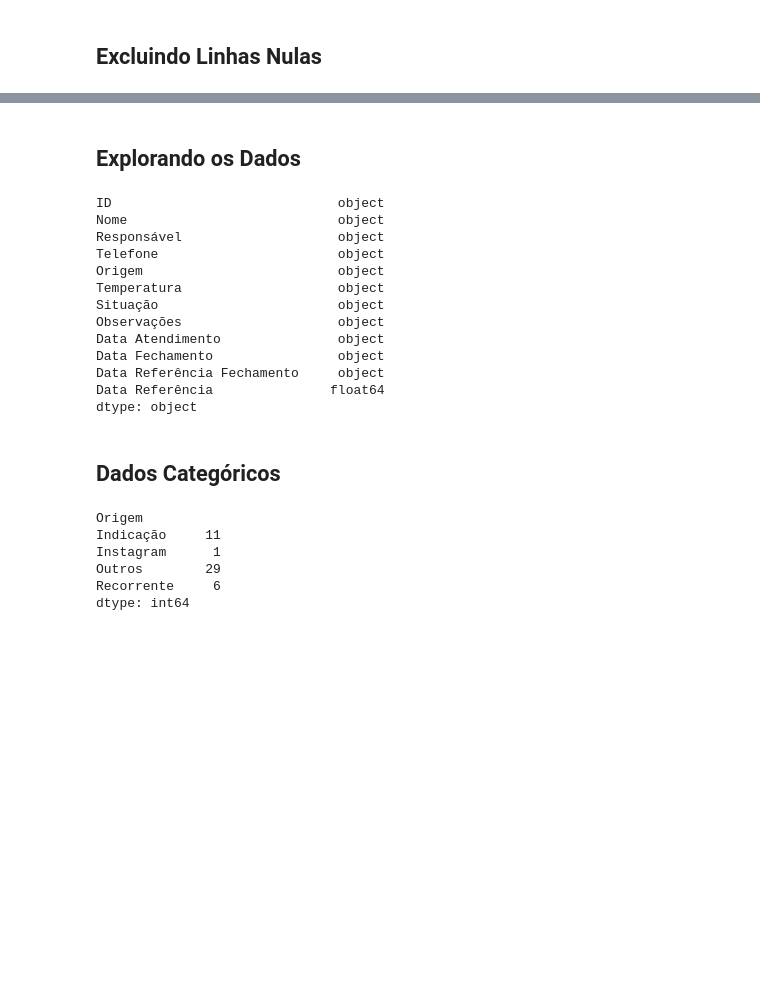
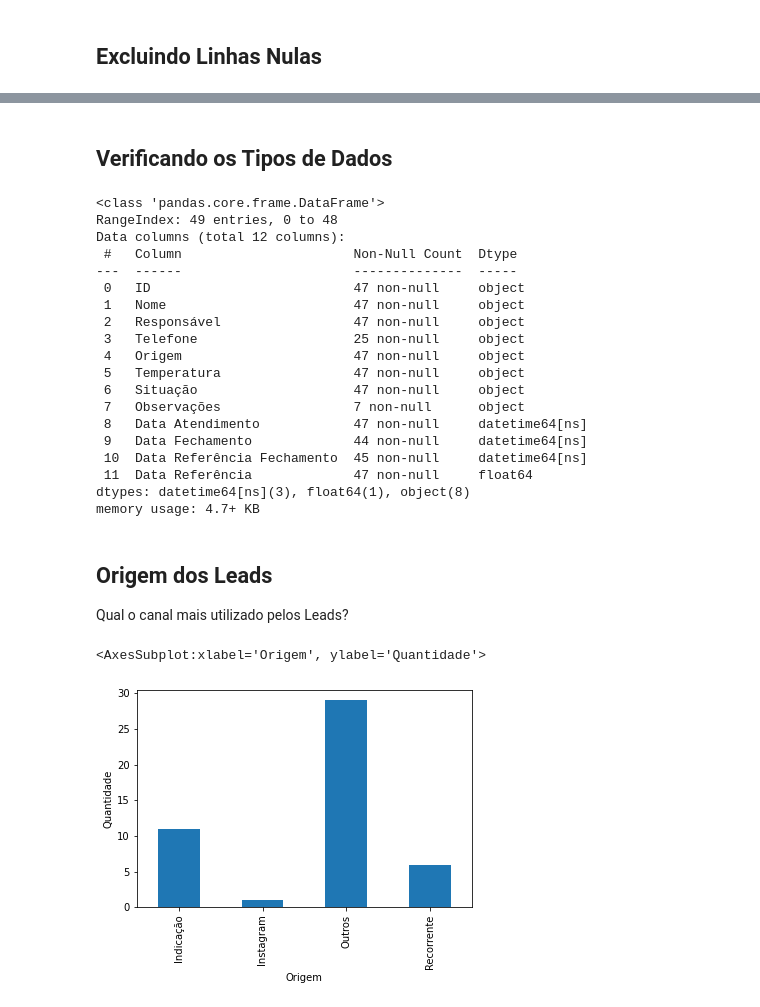
Before and after one commit to hgosouza1/Data-Science, a Jupyter notebook: Projeto Pessoal/Estética Automotiva/Relatório de Vendas.ipynb, the cells around one changed output, grey strips where cells are left out. Drawn from its saved outputs; the diff is of its cells as text; code cells hidden in the pictures; blank space fills up the shorter version.

```diff
--- a/Projeto Pessoal/Estética Automotiva/Relatório de Vendas.ipynb
+++ b/Projeto Pessoal/Estética Automotiva/Relatório de Vendas.ipynb
@@ -7,11 +7,10 @@ import matplotlib.pyplot as plt
 # %% [markdown]
 ## Importando os Dados
 # %%
-dados = dados = pd.read_csv("TR Estética Automotiva - Cliente.csv",
+dados = pd.read_csv("TR Estética Automotiva - Cliente.csv",
           sep = ",",
           parse_dates = ["Data Atendimento", "Data Fechamento", "Data Referência Fechamento"],
-          dayfirst = False,
-          )
+          dayfirst = False)
 
 #Visulizando
 dados.head()
@@ -36,32 +53,34 @@ dados.shape
-# %% [markdown]
-## Explorando os Dados
+# %% [markdown]
+## Verificando os Tipos de Dados
 # %%
-dados.dtypes
-# Tipo de Dados
+dados.info()
 # %% [output]
-ID                             object
-Nome                           object
-Responsável                    object
-Telefone                       object
-Origem                         object
-Temperatura                    object
-Situação                       object
-Observações                    object
-Data Atendimento               object
-Data Fechamento                object
-Data Referência Fechamento     object
-Data Referência               float64
-dtype: object
+<class 'pandas.core.frame.DataFrame'>
+RangeIndex: 49 entries, 0 to 48
+Data columns (total 12 columns):
+ #   Column                      Non-Null Count  Dtype
+---  ------                      --------------  -----
+ 0   ID                          47 non-null     object
+ 1   Nome                        47 non-null     object
+ 2   Responsável                 47 non-null     object
+ 3   Telefone                    25 non-null     object
+ 4   Origem                      47 non-null     object
+ 5   Temperatura                 47 non-null     object
+ 6   Situação                    47 non-null     object
+ 7   Observações                 7 non-null      object
+ 8   Data Atendimento            47 non-null     datetime64[ns]
+ 9   Data Fechamento             44 non-null     datetime64[ns]
+ 10  Data Referência Fechamento  45 non-null     datetime64[ns]
+ 11  Data Referência             47 non-null     float64
+dtypes: datetime64[ns](3), float64(1), object(8)
+memory usage: 4.7+ KB
-# %% [markdown]
-## Dados Categóricos
+# %% [markdown]
+## Origem dos Leads
+Qual o canal mais utilizado pelos Leads?
 # %%
 # Origem
 agrupado = dados.groupby(['Origem']).size()
-agrupado
+agrupado.plot.bar(ylabel = 'Quantidade')
 # %% [output]
-Origem
-Indicação     11
-Instagram      1
-Outros        29
-Recorrente     6
-dtype: int64
+<AxesSubplot:xlabel='Origem', ylabel='Quantidade'>
+[figure, added]
```
Also changed, not shown: parts of 11 cells of this notebook.
